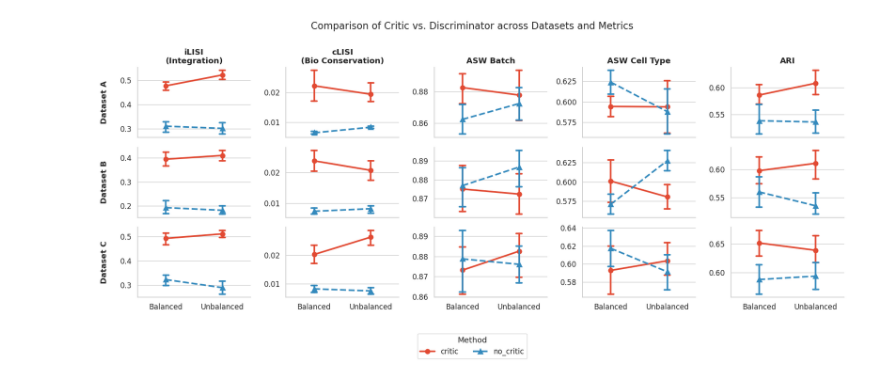
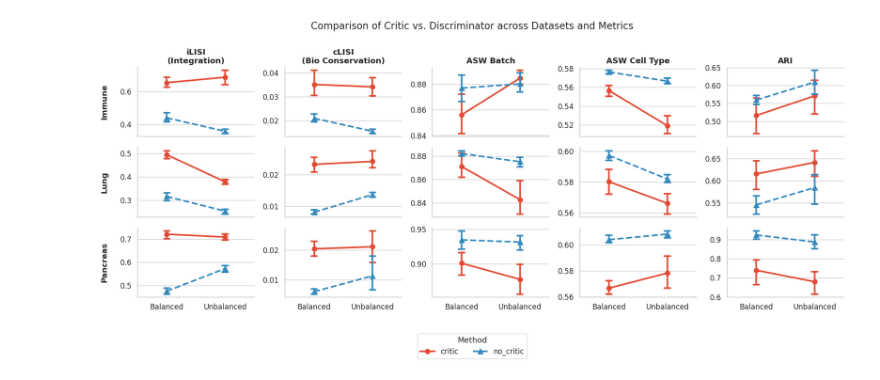
Before and after one commit to kreid415/wasserstein-critic-deconfounding, a Jupyter notebook: notebooks/results_2.ipynb, the cells around one changed output. Saved outputs shown, nothing was run; the diff lists cells and outputs as text; code cells hidden in the pictures.

Commit message:
figures draft done

```diff
--- a/notebooks/results_2.ipynb
+++ b/notebooks/results_2.ipynb
@@ -4,39 +4,50 @@
 import pandas as pd
 import seaborn as sns
 import matplotlib.pyplot as plt
-import numpy as np
+import os
 
-# --- 1. Data Preparation (Same as before) ---
-# (Generating dummy data for demonstration)
-data = []
-datasets = ['Dataset A', 'Dataset B', 'Dataset C']
-conditions = ['Balanced', 'Unbalanced']
-methods = ['critic', 'no_critic']
-metrics = ['ilisi', 'clisi', 'asw_batch', 'asw_celltype', 'ari']
+# --- 1. Data Preparation (Loading Real Data) ---
 
-np.random.seed(42)
+# Define the root path where your 'scripts' folder is located.
+# Assuming you run this from the project root (where 'scripts' is a subdirectory):
+base_dir = "/workspaces/wasserstein-critic-deconfounding/scripts/binary_experiments"
 
-for ds in datasets:
-    for cond in conditions:
-        for method in methods:
-            for fold in range(1, 6):
-                row = {
-                    'dataset': ds,
-                    'condition': cond,
-                    'method': method,
-                    'fold': fold,
-                    'ilisi': np.random.uniform(0.45, 0.55) if method=='critic' else np.random.uniform(0.25, 0.35),
-                    'clisi': np.random.uniform(0.015, 0.03) if method=='critic' else np.random.uniform(0.005, 0.01),
-                    'asw_batch': np.random.uniform(0.85, 0.9),
-                    'asw_celltype': np.random.uniform(0.55, 0.65),
-                    'ari': np.random.uniform(0.55, 0.65) if method=='critic' else np.random.uniform(0.50, 0.60),
-                }
-                if ds == 'Dataset B': row['ilisi'] -= 0.1
-                if ds == 'Dataset C': row['ari'] += 0.05
-                data.append(row)
+# Define the structure of your experiments
+conditions = ["balanced", "unbalanced"]
+datasets = ["immune", "lung", "pancreas"]
 
-combined_df = pd.DataFrame(data)
+data_frames = []
 
+for cond in conditions:
+    for ds in datasets:
+        # Construct the file path based on your directory structure
+        # Example: ./scripts/binary_experiments/unbalanced/immune_final_best_results.csv
+        file_path = os.path.join(base_dir, cond, f"{ds}_final_best_results.csv")
+
+        if os.path.exists(file_path):
+            try:
+                # Read the CSV file
+                df = pd.read_csv(file_path)
+
+                # Add the metadata columns that aren't in the CSV
+                df['dataset'] = ds.capitalize()    # 'immune' -> 'Immune'
+                df['condition'] = cond.capitalize() # 'balanced' -> 'Balanced'
+
+                data_frames.append(df)
+            except Exception as e:
+                print(f"Error reading {file_path}: {e}")
+        else:
+            print(f"Warning: File not found at {file_path}")
+
+if not data_frames:
+    raise FileNotFoundError("No result files were found. Please check the 'base_dir' path.")
+
+# Combine all loaded data into one DataFrame
+combined_df = pd.concat(data_frames, ignore_index=True)
+
+# --- 2. Transform Data for Plotting ---
+
+# Melt the DataFrame to long format for Seaborn
 long_df = combined_df.melt(
     id_vars=['dataset', 'condition', 'method', 'fold'],
     value_vars=['ilisi', 'clisi', 'asw_batch', 'asw_celltype', 'ari'],
@@ -44,6 +55,7 @@ long_df = combined_df.melt(
     value_name='score'
 )
 
+# Rename metrics for cleaner plot labels
 metric_renames = {
     'ilisi': 'iLISI\n(Integration)',
     'clisi': 'cLISI\n(Bio Conservation)',
@@ -53,8 +65,7 @@ metric_renames = {
 }
 long_df['metric_type'] = long_df['metric_type'].map(metric_renames)
 
-
-# --- 2. Create the Visualization ---
+# --- 3. Create the Visualization ---
 
 sns.set_theme(style="whitegrid", font_scale=1.1)
 
@@ -69,7 +80,6 @@ g = sns.catplot(
     errorbar=("ci", 95),
     palette={"critic": "#E24A33", "no_critic": "#348ABD"},
     height=2.5,
-    # CHANGED: Increased aspect ratio from 0.9 to 1.3 to widen the plots
     aspect=1.3,
     sharey=False,
     sharex=True,
@@ -79,43 +89,43 @@ g = sns.catplot(
     margin_titles=False
 )
 
-# --- 3. Customizing Labels and Titles ---
+# --- 4. Customizing Labels and Titles ---
 
 # A. Clear default axis labels
 g.set_axis_labels("", "")
 
-# B. Nuke existing titles so we can rebuild them manually without interference
+# B. Clear auto-generated titles
 g.set_titles(row_template="", col_template="")
 
 # C. Manual Axis Manipulation Loop
 for i, row_axes in enumerate(g.axes):
     for j, ax in enumerate(row_axes):
 
         # --- Handle Row Labels (Dataset Names) on far left Y-axis ---
         if j == 0:
+             # This uses the row_names derived from the 'dataset' column
              ax.set_ylabel(g.row_names[i], fontweight='bold', fontsize=13, labelpad=20)
 
         # --- Handle Column Titles (Metric Names) ---
         if i == 0:
             # TOP ROW: Set title manually using the clean list from seaborn
             clean_title = g.col_names[j]
             ax.set_title(clean_title, fontweight='bold')
         else:
-            # NOT TOP ROW: Ensure title is clear.
+            # NOT TOP ROW: Ensure title is empty
             ax.set_title("")
 
-
-# --- 4. Final Polish ---
+# --- 5. Final Polish ---
 
 g.fig.suptitle("Comparison of Critic vs. Discriminator across Datasets and Metrics", y=1.0, fontsize=16)
 
 # Move legend down
 sns.move_legend(g, "upper center", bbox_to_anchor=(0.5, 0.05), ncol=2, title="Method", frameon=True)
 
 plt.tight_layout()
 plt.subplots_adjust(bottom=0.15)
 
 plt.show()
 # %% [output]
-[figure, old version]
+[figure, new version]
 # %% [markdown]
```
Also changed, not shown: parts of 7 cells of this notebook, 4 other files.
